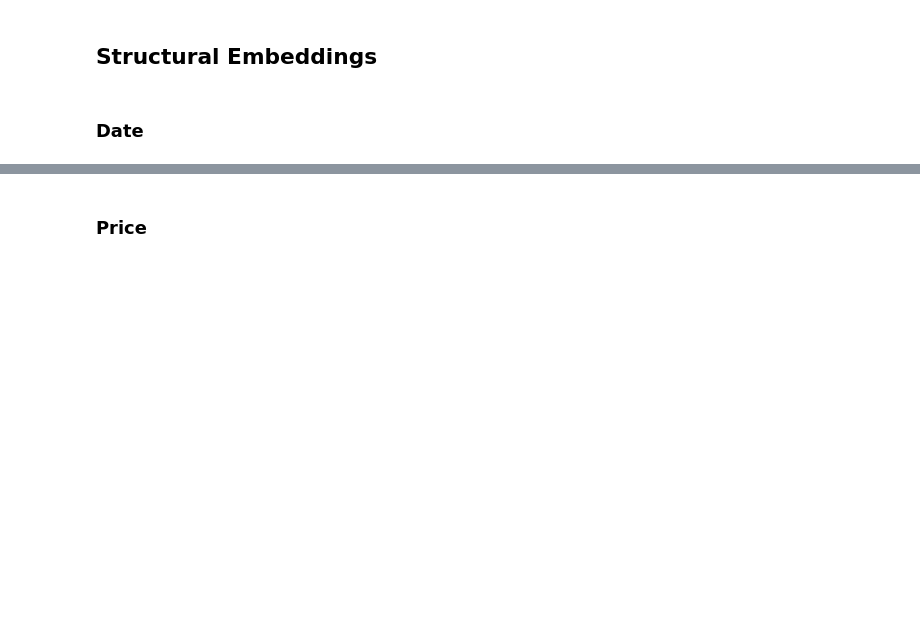
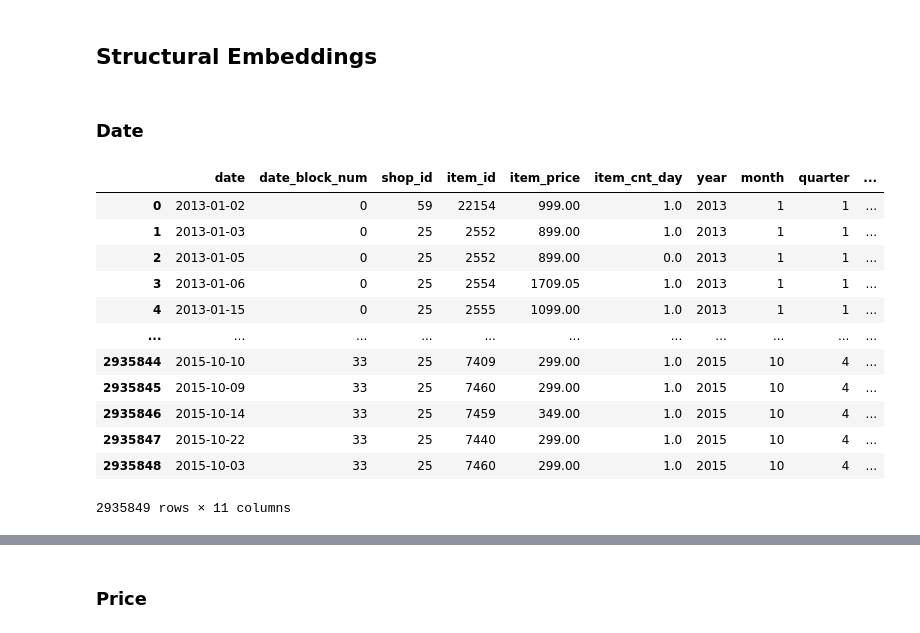
Before and after one commit to ShupeiLi/predict-future-sales, a Jupyter notebook: models.ipynb, the cells around one changed output, grey strips where cells are left out. Saved outputs shown, nothing was run; the diff lists cells and outputs as text; code cells hidden in the pictures; blank space fills up the shorter version.

```diff
--- a/models.ipynb
+++ b/models.ipynb
@@ -518,3 +500,29 @@ items
 ## Structural Embeddings
 # %% [markdown]
 ### Date
+# %%
+train['year'] = train['date'].dt.year
+train['month'] = train['date'].dt.month
+train['quarter'] = train['date'].dt.quarter
+train['daysinmonth'] = train['date'].dt.daysinmonth
+train['is_busday'] = np.is_busday(train['date'].dt.date.tolist()).astype(int)
+train_busdays = train.loc[:, ['date', 'date_block_num', 'is_busday']].drop_duplicates()
+train = train.merge(train_busdays.groupby(by=['date_block_num'])['is_busday'].sum().to_frame('n_busdays'),
+                    on='date_block_num',
+                    how='left')
+train = train.drop(columns=['is_busday'])
+train
+# %% [output]
+|  | date | date_block_num | shop_id | item_id | item_price | item_cnt_day | year | month | quarter | ... |
+| 0 | 2013-01-02 | 0 | 59 | 22154 | 999.00 | 1.0 | 2013 | 1 | 1 | ... |
+| 1 | 2013-01-03 | 0 | 25 | 2552 | 899.00 | 1.0 | 2013 | 1 | 1 | ... |
+| 2 | 2013-01-05 | 0 | 25 | 2552 | 899.00 | 0.0 | 2013 | 1 | 1 | ... |
+| 3 | 2013-01-06 | 0 | 25 | 2554 | 1709.05 | 1.0 | 2013 | 1 | 1 | ... |
+| 4 | 2013-01-15 | 0 | 25 | 2555 | 1099.00 | 1.0 | 2013 | 1 | 1 | ... |
+| ... | ... | ... | ... | ... | ... | ... | ... | ... | ... | ... |
+| 2935844 | 2015-10-10 | 33 | 25 | 7409 | 299.00 | 1.0 | 2015 | 10 | 4 | ... |
+| 2935845 | 2015-10-09 | 33 | 25 | 7460 | 299.00 | 1.0 | 2015 | 10 | 4 | ... |
+| 2935846 | 2015-10-14 | 33 | 25 | 7459 | 349.00 | 1.0 | 2015 | 10 | 4 | ... |
+| 2935847 | 2015-10-22 | 33 | 25 | 7440 | 299.00 | 1.0 | 2015 | 10 | 4 | ... |
+| 2935848 | 2015-10-03 | 33 | 25 | 7460 | 299.00 | 1.0 | 2015 | 10 | 4 | ... |
+2935849 rows × 11 columns
```
Also changed, not shown: parts of 8 cells of this notebook.
